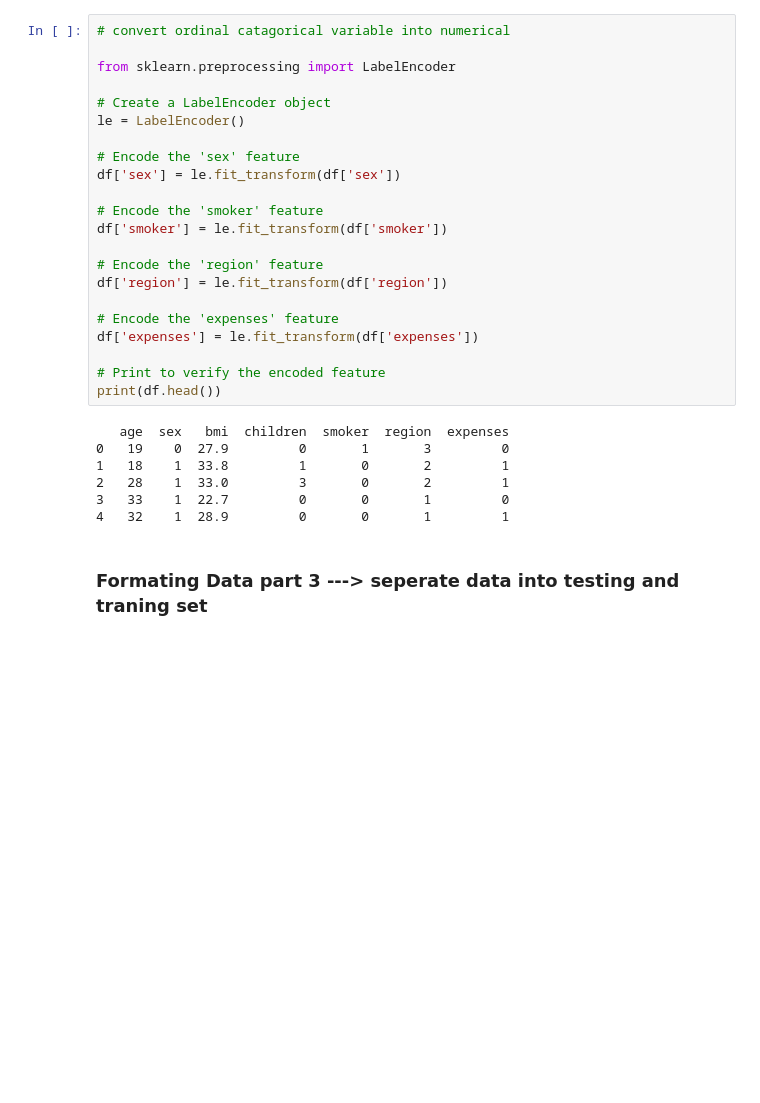
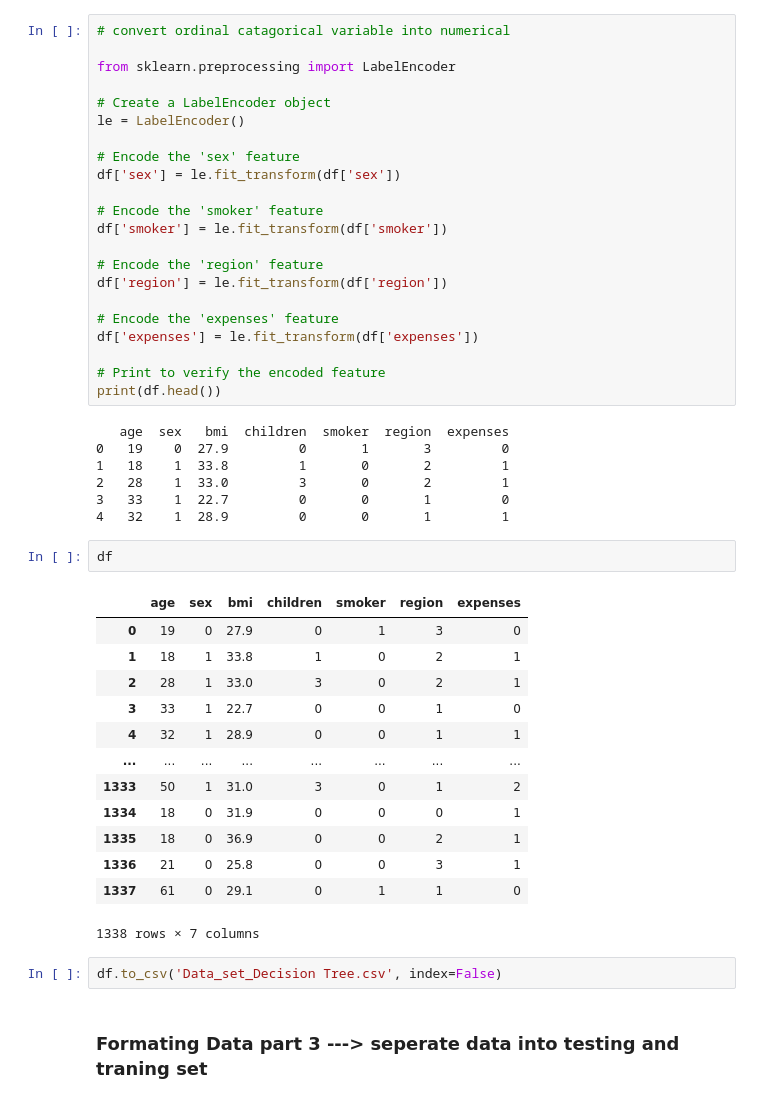
Before and after one commit to SouravDaedo/Insurance-Premium-Prediction, a Jupyter notebook: Classification_Model__Decision_Tree_.ipynb, the cells around one changed output. Drawn from its saved outputs; the diff is of its cells as text; blank space fills up the shorter version.

```diff
--- a/Classification_Model__Decision_Tree_.ipynb
+++ b/Classification_Model__Decision_Tree_.ipynb
@@ -226,6 +220,24 @@ print(df.head())
 2   28    1  33.0         3       0       2         1
 3   33    1  22.7         0       0       1         0
 4   32    1  28.9         0       0       1         1
+# %%
+df
+# %% [output]
+|  | age | sex | bmi | children | smoker | region | expenses |
+| 0 | 19 | 0 | 27.9 | 0 | 1 | 3 | 0 |
+| 1 | 18 | 1 | 33.8 | 1 | 0 | 2 | 1 |
+| 2 | 28 | 1 | 33.0 | 3 | 0 | 2 | 1 |
+| 3 | 33 | 1 | 22.7 | 0 | 0 | 1 | 0 |
+| 4 | 32 | 1 | 28.9 | 0 | 0 | 1 | 1 |
+| ... | ... | ... | ... | ... | ... | ... | ... |
+| 1333 | 50 | 1 | 31.0 | 3 | 0 | 1 | 2 |
+| 1334 | 18 | 0 | 31.9 | 0 | 0 | 0 | 1 |
+| 1335 | 18 | 0 | 36.9 | 0 | 0 | 2 | 1 |
+| 1336 | 21 | 0 | 25.8 | 0 | 0 | 3 | 1 |
+| 1337 | 61 | 0 | 29.1 | 0 | 1 | 1 | 0 |
+1338 rows × 7 columns
+# %%
+df.to_csv('Data_set_Decision Tree.csv', index=False)
 # %% [markdown]
 ### Formating Data part 3 ---> seperate data into testing and traning set
 # %%
```
Also changed, not shown: parts of 11 cells of this notebook.
